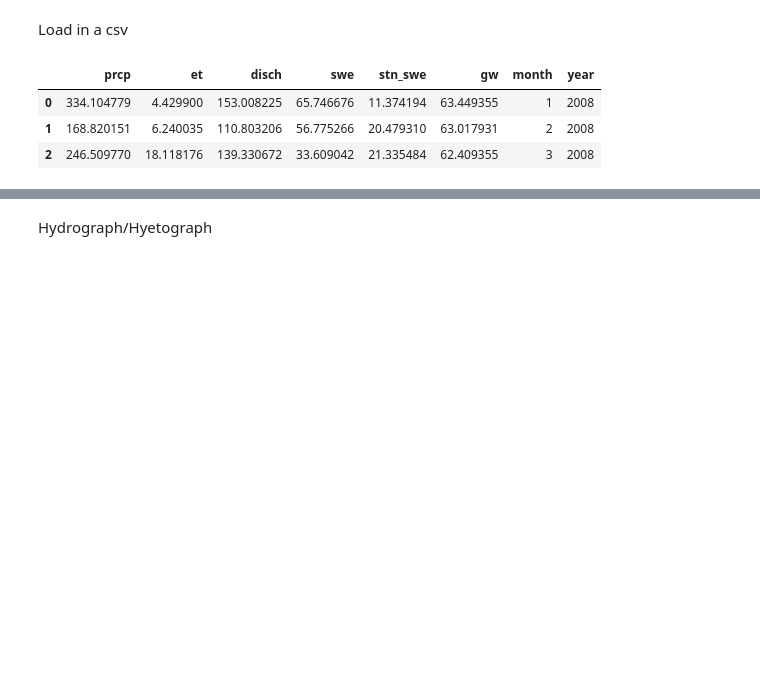
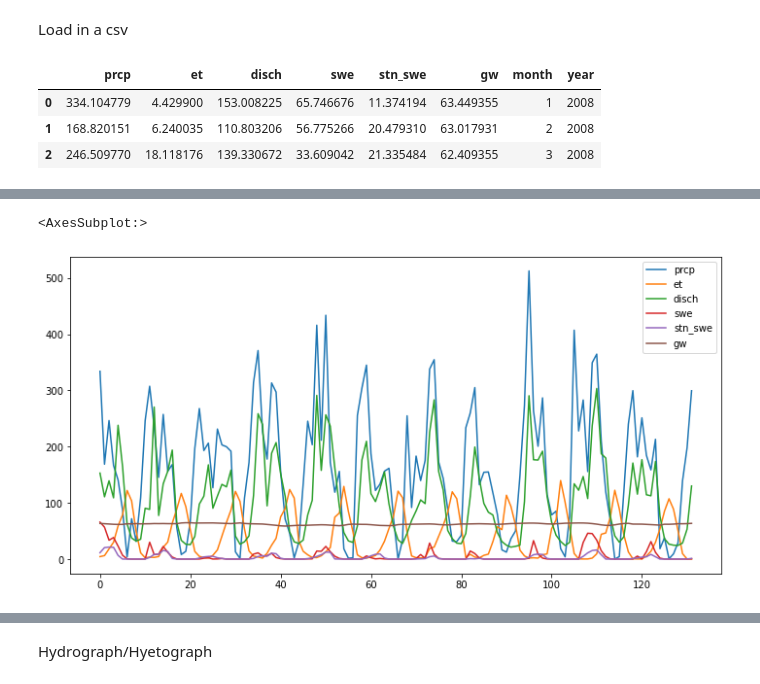
Before and after one commit to waterhackweek/whw2020_snowgw, a Jupyter notebook: eda_snowGW.ipynb, the cells around one changed output, grey strips where cells are left out. Saved outputs shown, nothing was run; the diff lists cells and outputs as text; code cells hidden in the pictures; blank space fills up the shorter version.

```diff
--- a/eda_snowGW.ipynb
+++ b/eda_snowGW.ipynb
@@ -28,3 +28,5 @@ data.head(3)
 | 0 | 334.104779 | 4.429900 | 153.008225 | 65.746676 | 11.374194 | 63.449355 | 1 | 2008 |
 | 1 | 168.820151 | 6.240035 | 110.803206 | 56.775266 | 20.479310 | 63.017931 | 2 | 2008 |
 | 2 | 246.509770 | 18.118176 | 139.330672 | 33.609042 | 21.335484 | 62.409355 | 3 | 2008 |
+# %%
+df = data.loc[:,['prcp','et','disch','swe','stn_swe','gw']]
@@ -30,0 +50,5 @@ data.head(3)
+# %%
+df.plot(figsize = (12,6))
+# %% [output]
+<AxesSubplot:>
+[figure, added]
```
Also changed, not shown: parts of 30 cells of this notebook.
